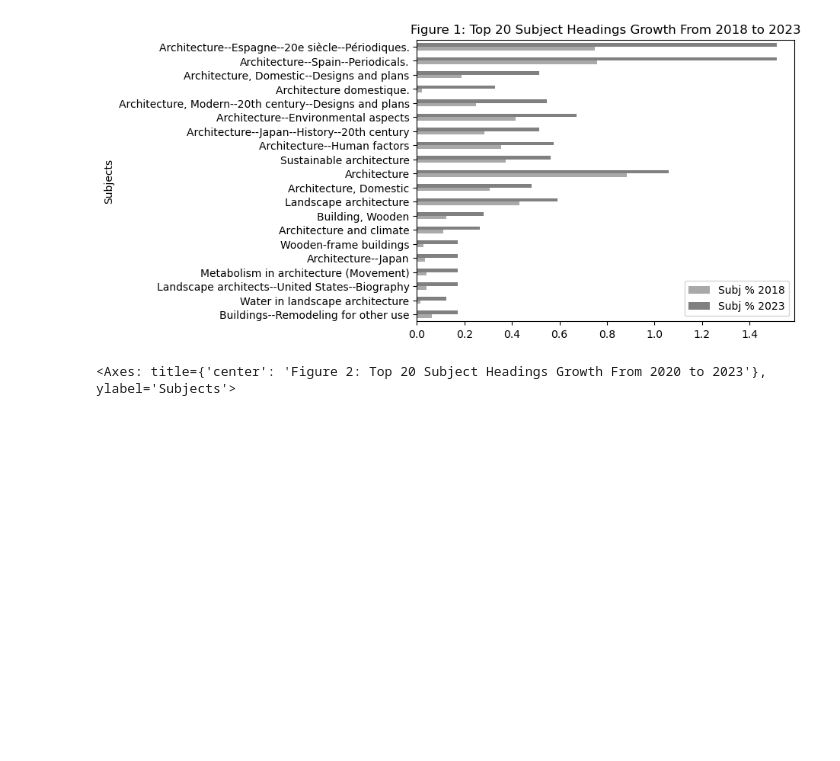
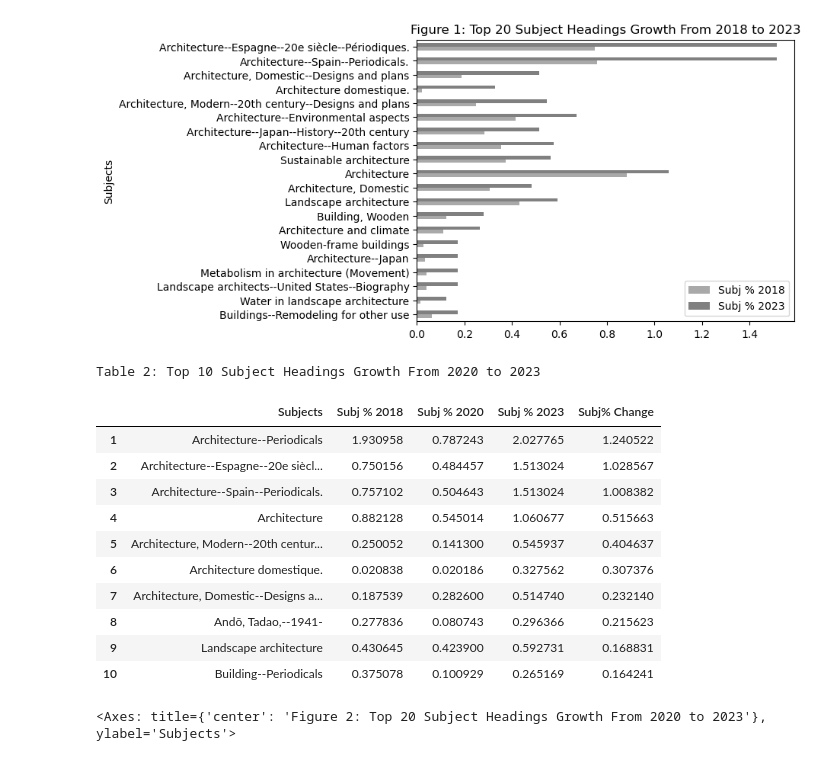
Before and after one commit to senderrr/Architecture, a Jupyter notebook: ArchitectureNotebookArticlePlots.ipynb, the cells around one changed output. Drawn from its saved outputs; the diff is of its cells as text; code cells hidden in the pictures; blank space fills up the shorter version.

Commit message:
Creating top 10 Tables

```diff
--- a/ArchitectureNotebookArticlePlots.ipynb
+++ b/ArchitectureNotebookArticlePlots.ipynb
@@ -218,6 +253,42 @@ ThreeSHChange2018
 # %% [output]
 <Axes: title={'center': 'Figure 1: Top 20 Subject Headings Growth From 2018 to 2023'}, ylabel='Subjects'>
 [figure]
+# %%
+# plotting sorted  by 2023 Diff 2018 on all three subjects (largest to smallest positive change)
+ThreeSHGrowth2023 = diff_three_df2023.rename(columns={"2023 Diff 2020": "2023 Growth %"})
+ThreeSHGrowth2023 = ThreeSHGrowth2023.sort_values('2023 Growth %', ascending=False)
+
+# normalize decimals to percentage
+ThreeSHGrowth2023['Subj % 2018'] = ThreeSHGrowth2023['Subj % 2018'] * 100
+ThreeSHGrowth2023['Subj % 2020'] = ThreeSHGrowth2023['Subj % 2020'] * 100
+ThreeSHGrowth2023['Subj % 2023'] = ThreeSHGrowth2023['Subj % 2023'] *100
+
+# subtract years to see change
+ThreeSHGrowth2023['Subj% Change'] = ThreeSHGrowth2023['Subj % 2023'] - ThreeSHGrowth2023['Subj % 2020']
+
+#ThreeSHChange2018 = ThreeSHChange2018.sort_values('Subj% Change', ascending=False)
+ThreeSHGrowth2023 = ThreeSHGrowth2023[['Subjects', 'Subj % 2018', 'Subj % 2020', 'Subj % 2023', 'Subj% Change']]
+
+# reindex to start at 1
+ThreeSHGrowth2023 = ThreeSHGrowth2023.head(10).reset_index(drop=True)
+ThreeSHGrowth2023.index = ThreeSHGrowth2023.index + 1
+
+# create a table title
+ThreeSHGrowth2023 = ThreeSHGrowth2023.style.set_caption('Table 2: Top 10 Subject Headings Growth From 2020 to 2023')
+ThreeSHGrowth2023
+# %% [output]
+Table 2: Top 10 Subject Headings Growth From 2020 to 2023
+|  | Subjects | Subj % 2018 | Subj % 2020 | Subj % 2023 | Subj% Change |
+| 1 | Architecture--Periodicals | 1.930958 | 0.787243 | 2.027765 | 1.240522 |
+| 2 | Architecture--Espagne--20e siècl... | 0.750156 | 0.484457 | 1.513024 | 1.028567 |
+| 3 | Architecture--Spain--Periodicals. | 0.757102 | 0.504643 | 1.513024 | 1.008382 |
+| 4 | Architecture | 0.882128 | 0.545014 | 1.060677 | 0.515663 |
+| 5 | Architecture, Modern--20th centur... | 0.250052 | 0.141300 | 0.545937 | 0.404637 |
+| 6 | Architecture domestique. | 0.020838 | 0.020186 | 0.327562 | 0.307376 |
+| 7 | Architecture, Domestic--Designs a... | 0.187539 | 0.282600 | 0.514740 | 0.232140 |
+| 8 | Andō, Tadao,--1941- | 0.277836 | 0.080743 | 0.296366 | 0.215623 |
+| 9 | Landscape architecture | 0.430645 | 0.423900 | 0.592731 | 0.168831 |
+| 10 | Building--Periodicals | 0.375078 | 0.100929 | 0.265169 | 0.164241 |
 # %%
 # plotting sorted by 2023 Diff 2018 on all three subjects (largest to smallest positive change)
 ThreeSHGrowth2023 = diff_three_df2023.rename(columns={"2023 Diff 2020": "2023 Growth %"})
```
Also changed, not shown: parts of 2 cells of this notebook.
